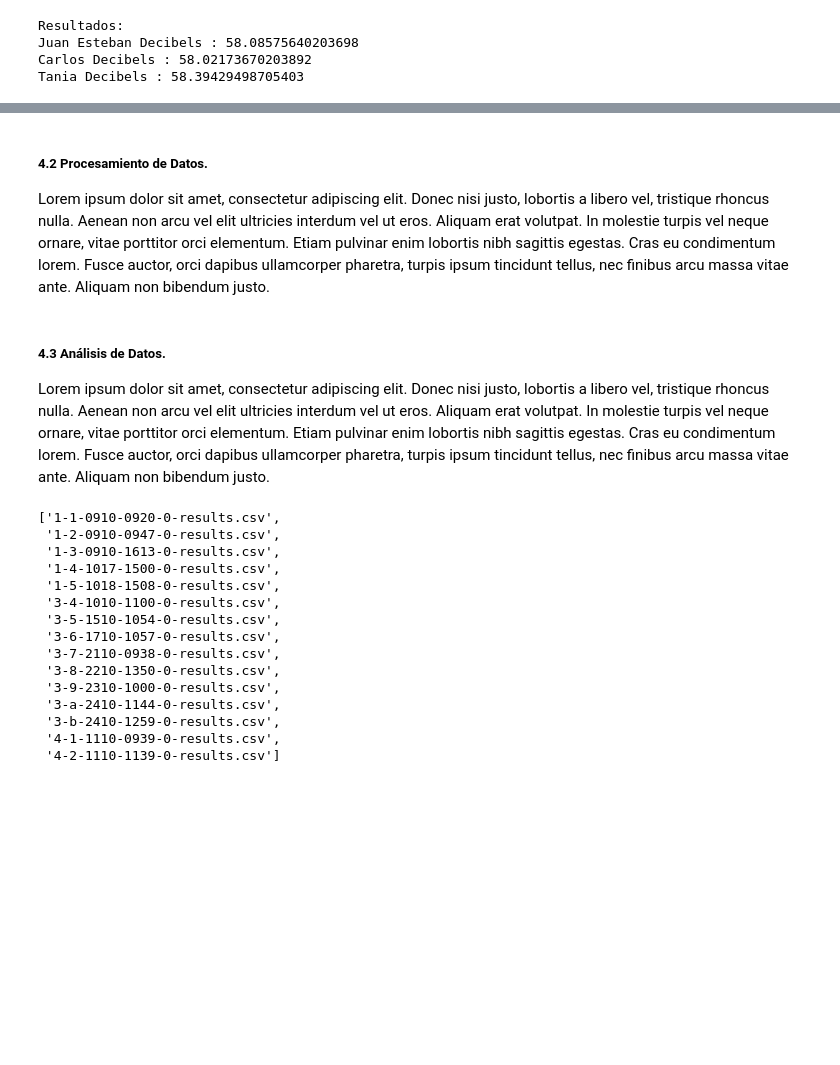
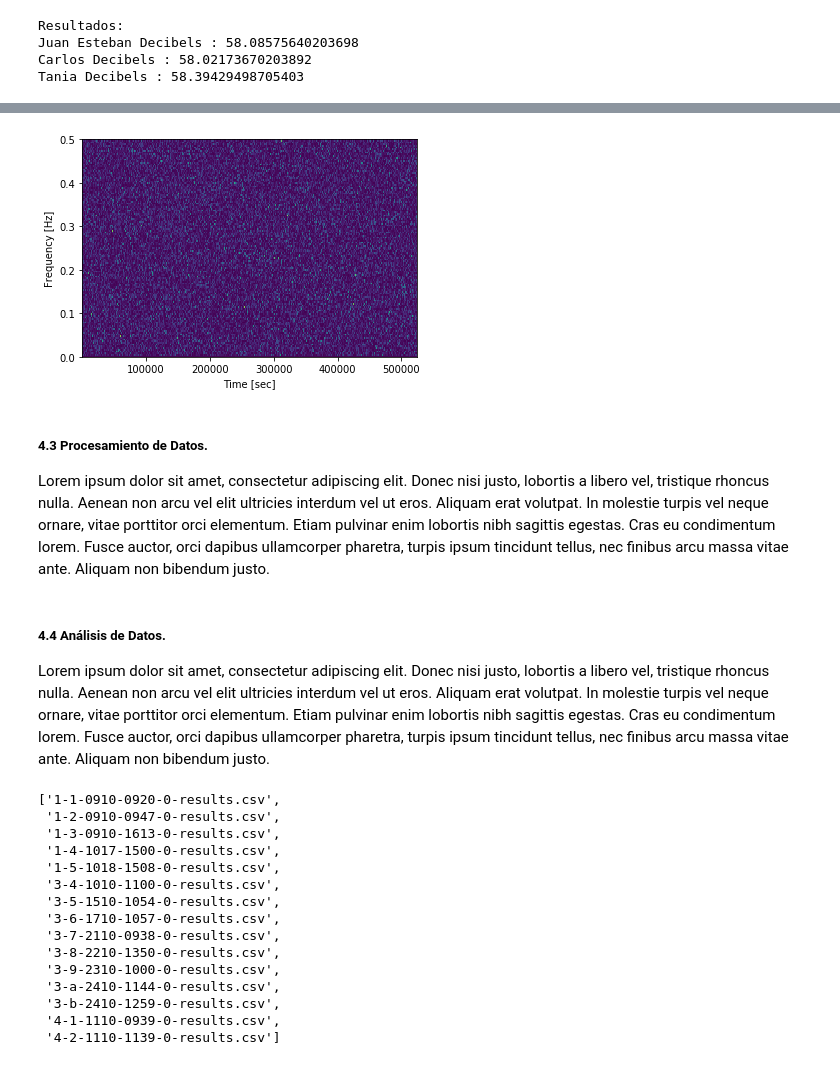
Before and after one commit to Juanchobanano/NoiseProject, a Jupyter notebook: Noise Project.ipynb, the cells around one changed output, grey strips where cells are left out. Cells and saved outputs as stored; diff of their text form; code cells hidden in the pictures; blank space fills up the shorter version.

```diff
--- a/Noise Project.ipynb
+++ b/Noise Project.ipynb
@@ -177,7 +231,15 @@ Tania Decibels : 58.39429498705403
+# %%
+f, t, Sxx = scipy.signal.spectrogram(input_signal)
+plt.pcolormesh(t, f, Sxx)
+plt.ylabel('Frequency [Hz]')
+plt.xlabel('Time [sec]')
+plt.show()
+# %% [output]
+[figure, added]
 # %% [markdown]
-##### 4.2 Procesamiento de Datos.
+##### 4.3 Procesamiento de Datos.
 
- Lorem ipsum dolor sit amet, consectetur adipiscing elit. Donec nisi justo, lobortis a libero vel, tristique rhoncus nulla. Aenean non arcu vel elit ultricies interdum vel ut eros. Aliquam erat volutpat. In molestie turpis vel neque ornare, vitae porttitor orci elementum. Etiam pulvinar enim lobortis nibh sagittis egestas. Cras eu condimentum lorem. Fusce auctor, orci dapibus ullamcorper pharetra, turpis ipsum tincidunt tellus, nec finibus arcu massa vitae ante. Aliquam non bibendum justo.
+Lorem ipsum dolor sit amet, consectetur adipiscing elit. Donec nisi justo, lobortis a libero vel, tristique rhoncus nulla. Aenean non arcu vel elit ultricies interdum vel ut eros. Aliquam erat volutpat. In molestie turpis vel neque ornare, vitae porttitor orci elementum. Etiam pulvinar enim lobortis nibh sagittis egestas. Cras eu condimentum lorem. Fusce auctor, orci dapibus ullamcorper pharetra, turpis ipsum tincidunt tellus, nec finibus arcu massa vitae ante. Aliquam non bibendum justo.
 # %%
 # Noise Levels Messages.
 def noise_levels(db):
@@ -335,7 +397,7 @@ for i in range(0, len(csv_files)):
 
     print("------")
 # %% [markdown]
-##### 4.3 Análisis de Datos.
+##### 4.4 Análisis de Datos.
 
  Lorem ipsum dolor sit amet, consectetur adipiscing elit. Donec nisi justo, lobortis a libero vel, tristique rhoncus nulla. Aenean non arcu vel elit ultricies interdum vel ut eros. Aliquam erat volutpat. In molestie turpis vel neque ornare, vitae porttitor orci elementum. Etiam pulvinar enim lobortis nibh sagittis egestas. Cras eu condimentum lorem. Fusce auctor, orci dapibus ullamcorper pharetra, turpis ipsum tincidunt tellus, nec finibus arcu massa vitae ante. Aliquam non bibendum justo.
 # %%
```
Also changed, not shown: parts of 9 cells of this notebook, 2 other files.
